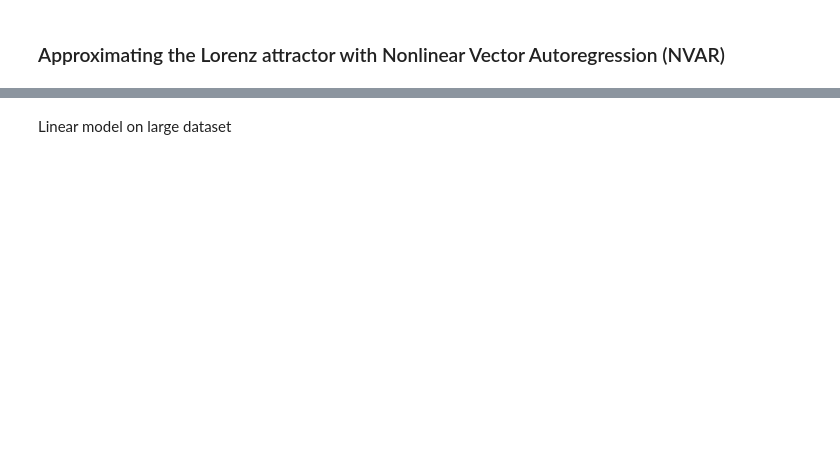
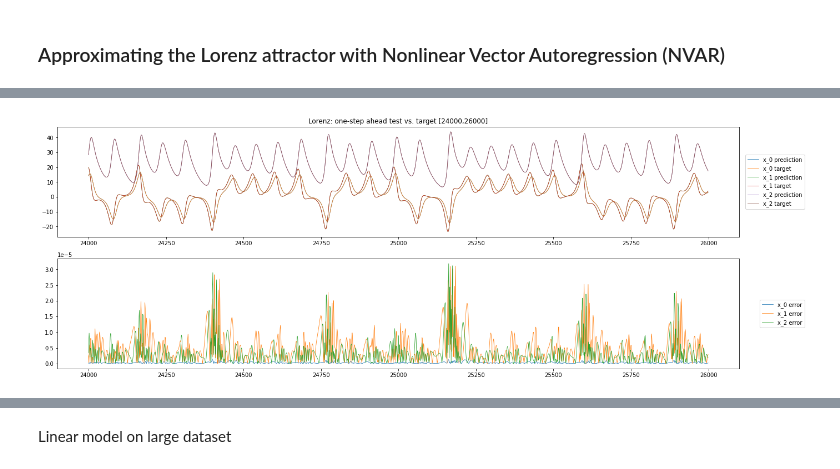
Before and after one commit to samuelhocking/chaotic-ml, a Jupyter notebook: Lorenz-NVAR.ipynb, the cells around one changed output, grey strips where cells are left out. Drawn from its saved outputs; the diff is of its cells as text; code cells hidden in the pictures; blank space fills up the shorter version.

```diff
--- a/Lorenz-NVAR.ipynb
+++ b/Lorenz-NVAR.ipynb
@@ -393,0 +22,35 @@ ax.legend()
+# %%
+T = 300
+dt = 0.01
+
+lorenz = np.loadtxt(f'./datasets/py-lorenz_RK4_T={T}_dt={dt}.csv', delimiter=",", dtype='float64')
+
+# c = 1/50
+# feature_mean = lorenz[:,1:].mean(axis=0)
+# target_mean = lorenz[1:,1:].mean(axis=0)
+
+raw_data = lorenz[:,1:]
+raw_target = lorenz[1:,1:]
+
+data = raw_data
+target = raw_target
+
+# data = np.tanh((lorenz[:,1:]-feature_mean)*c)
+# target = np.tanh((lorenz[1:,1:]-target_mean)*c)
+
+k=4
+# k=8
+# k=12
+# k=16
+
+train_start=16500
+train_end=24000
+test_start=train_end
+test_end=26000
+
+training_target = target[train_start:train_end]
+test_target = target[test_start:test_end]
+train_indices = np.arange(train_start,train_end)
+test_indices = np.arange(test_start,test_end)
+
+train_indices.shape, test_indices.shape
@@ -393,0 +100,4 @@ ax.legend()
+# %%
+plotTestComparison(quadratic_model_100.test_out, target, train_end, 2000)
+# %% [output]
+[figure, added]
```
Also changed, not shown: parts of 53 cells of this notebook, 2 other files.
